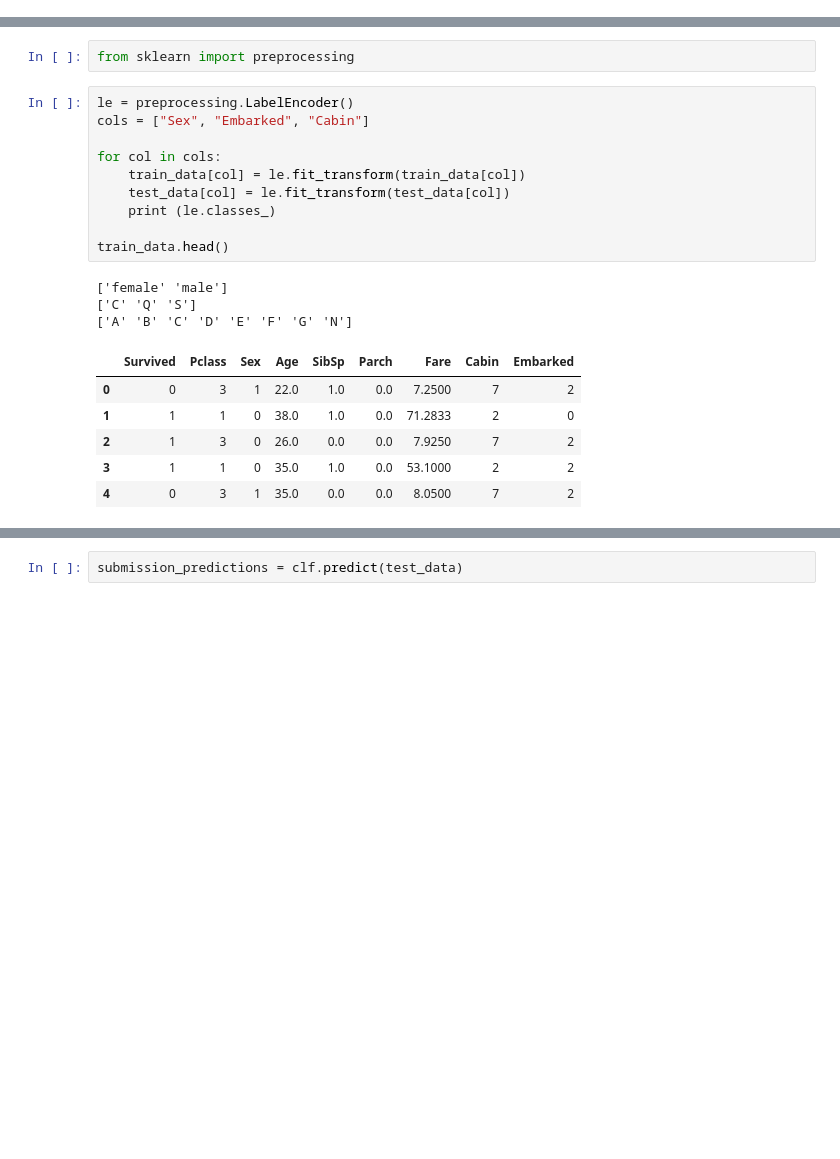
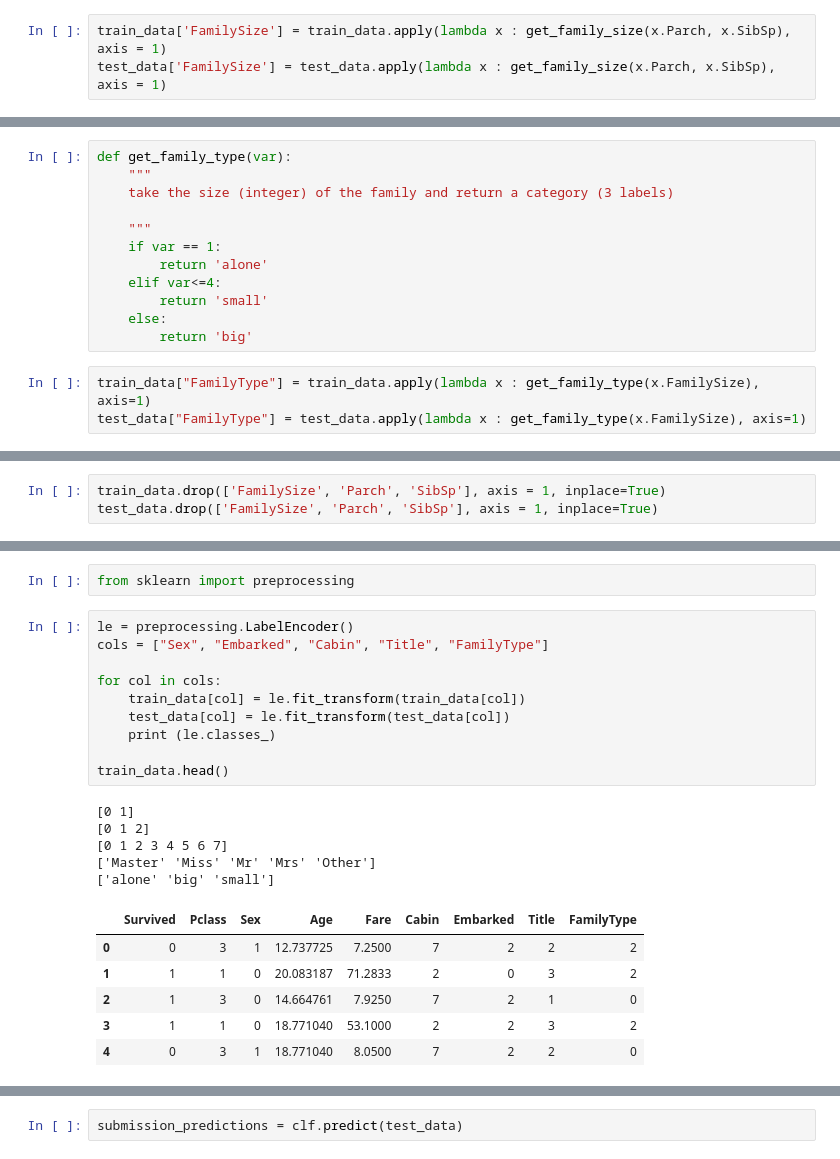
Before and after one commit to Kanchuking1/TitanicKaggle, a Jupyter notebook: train.ipynb, the cells around one changed output, grey strips where cells are left out. Drawn from its saved outputs; the diff is of its cells as text; blank space fills up the shorter version.

```diff
--- a/train.ipynb
+++ b/train.ipynb
@@ -80,0 +285,3 @@ train_data.head()
+# %%
+train_data['FamilySize'] = train_data.apply(lambda x : get_family_size(x.Parch, x.SibSp), axis = 1)
+test_data['FamilySize'] = test_data.apply(lambda x : get_family_size(x.Parch, x.SibSp), axis = 1)
@@ -80,0 +302,15 @@ train_data.head()
+# %%
+def get_family_type(var):
+    """
+    take the size (integer) of the family and return a category (3 labels)
+
+    """
+    if var == 1:
+        return 'alone'
+    elif var<=4:
+        return 'small'
+    else:
+        return 'big'
+# %%
+train_data["FamilyType"] = train_data.apply(lambda x : get_family_type(x.FamilySize), axis=1)
+test_data["FamilyType"] = test_data.apply(lambda x : get_family_type(x.FamilySize), axis=1)
@@ -80,0 +325,3 @@ train_data.head()
+# %%
+train_data.drop(['FamilySize', 'Parch', 'SibSp'], axis = 1, inplace=True)
+test_data.drop(['FamilySize', 'Parch', 'SibSp'], axis = 1, inplace=True)
@@ -82,23 +338,25 @@ train_data.head()
 from sklearn import preprocessing
 # %%
 le = preprocessing.LabelEncoder()
-cols = ["Sex", "Embarked", "Cabin"]
+cols = ["Sex", "Embarked", "Cabin", "Title", "FamilyType"]
 
 for col in cols:
     train_data[col] = le.fit_transform(train_data[col])
     test_data[col] = le.fit_transform(test_data[col])
     print (le.classes_)
 
 train_data.head()
 # %% [output]
-['female' 'male']
-['C' 'Q' 'S']
-['A' 'B' 'C' 'D' 'E' 'F' 'G' 'N']
+[0 1]
+[0 1 2]
+[0 1 2 3 4 5 6 7]
+['Master' 'Miss' 'Mr' 'Mrs' 'Other']
+['alone' 'big' 'small']
-|  | Survived | Pclass | Sex | Age | SibSp | Parch | Fare | Cabin | Embarked |
-| 0 | 0 | 3 | 1 | 22.0 | 1.0 | 0.0 | 7.2500 | 7 | 2 |
-| 1 | 1 | 1 | 0 | 38.0 | 1.0 | 0.0 | 71.2833 | 2 | 0 |
-| 2 | 1 | 3 | 0 | 26.0 | 0.0 | 0.0 | 7.9250 | 7 | 2 |
-| 3 | 1 | 1 | 0 | 35.0 | 1.0 | 0.0 | 53.1000 | 2 | 2 |
-| 4 | 0 | 3 | 1 | 35.0 | 0.0 | 0.0 | 8.0500 | 7 | 2 |
+|  | Survived | Pclass | Sex | Age | Fare | Cabin | Embarked | Title | FamilyType |
+| 0 | 0 | 3 | 1 | 12.737725 | 7.2500 | 7 | 2 | 2 | 2 |
+| 1 | 1 | 1 | 0 | 20.083187 | 71.2833 | 2 | 0 | 3 | 2 |
+| 2 | 1 | 3 | 0 | 14.664761 | 7.9250 | 7 | 2 | 1 | 0 |
+| 3 | 1 | 1 | 0 | 18.771040 | 53.1000 | 2 | 2 | 3 | 2 |
+| 4 | 0 | 3 | 1 | 18.771040 | 8.0500 | 7 | 2 | 2 | 0 |
 # %%
 from sklearn.linear_model import LogisticRegression
```
Also changed, not shown: parts of 32 cells of this notebook.
